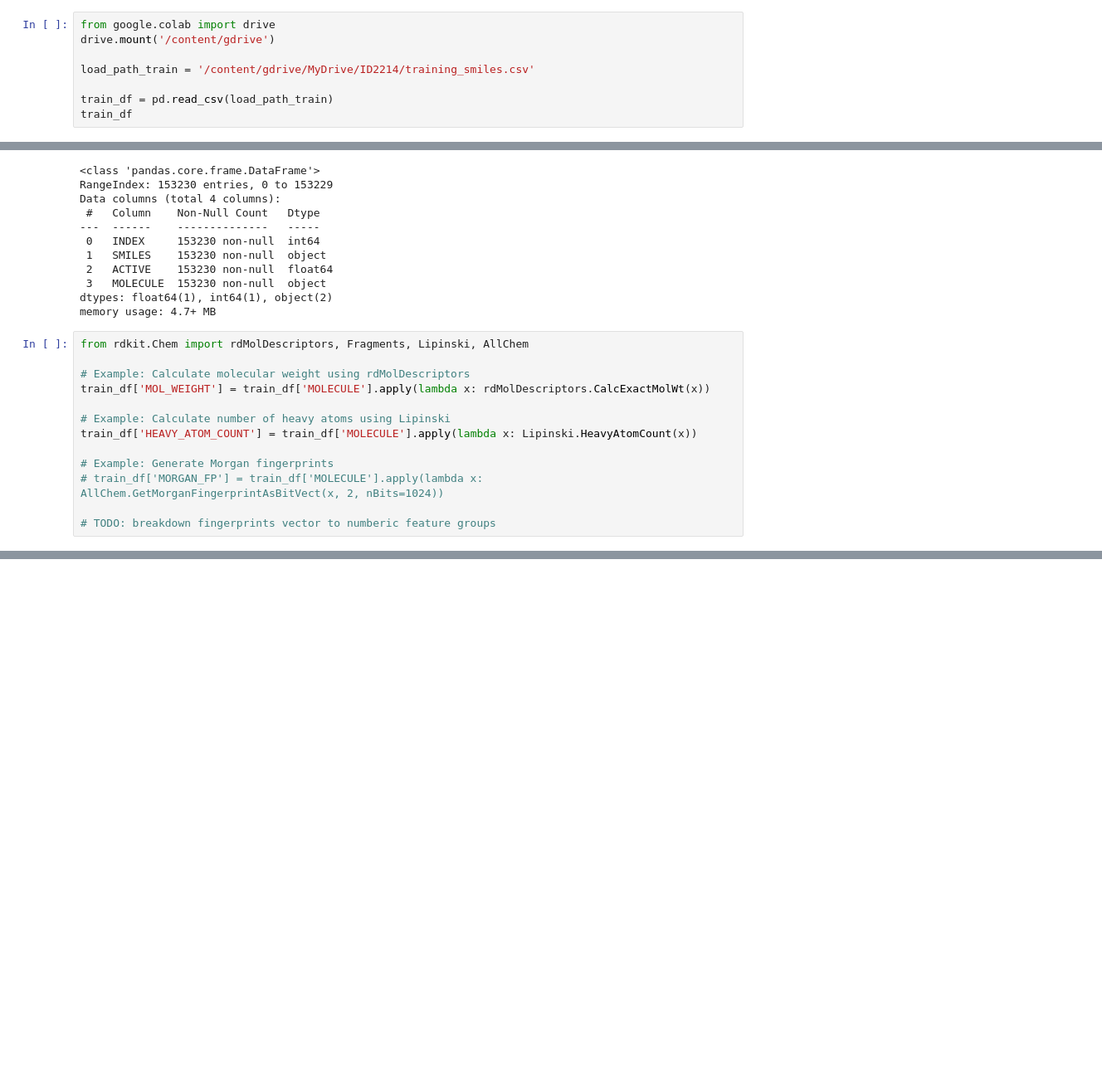
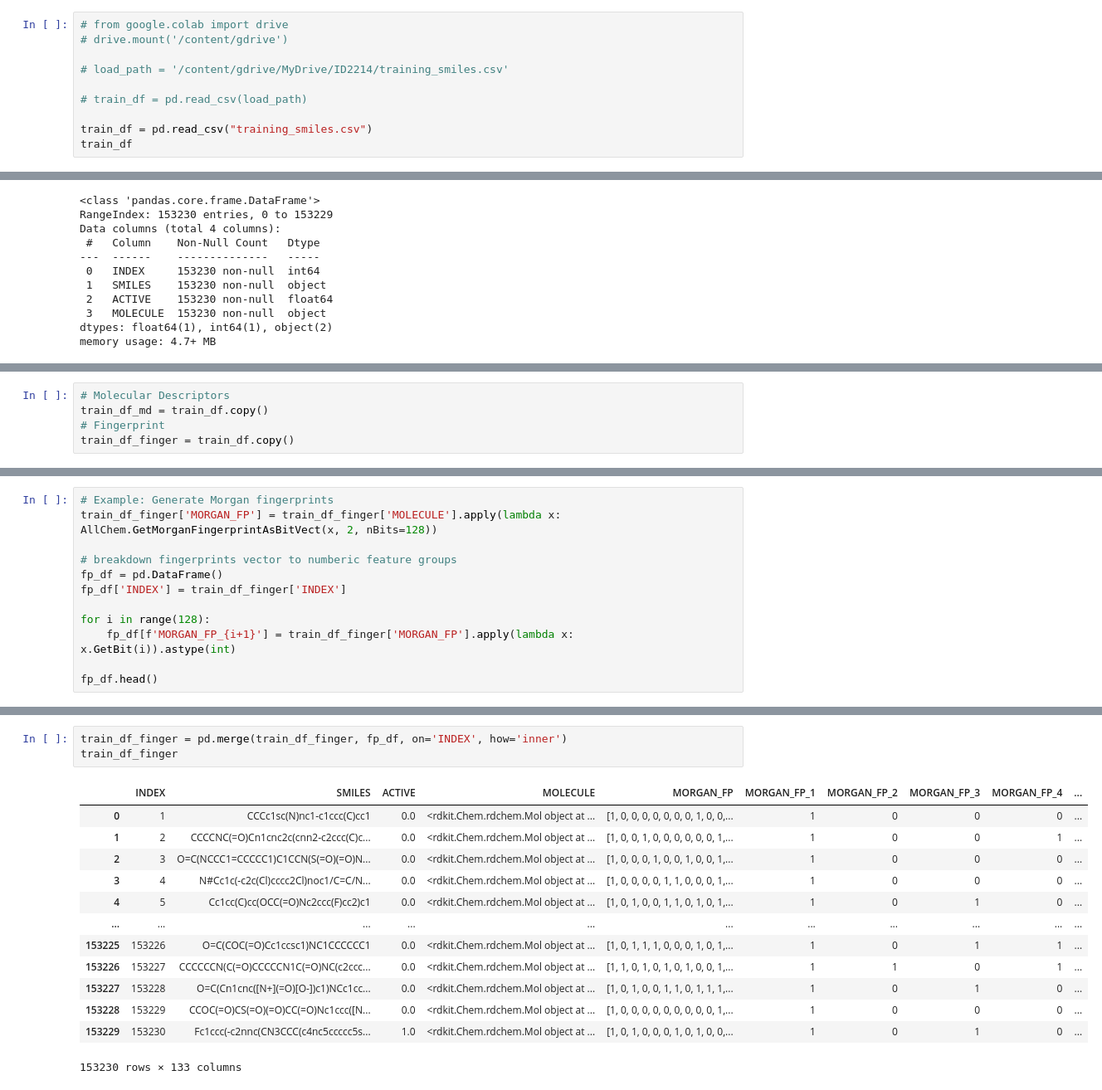
Before and after one commit to dengty1998/Programming-for-DS, a Jupyter notebook: Final_project/Project.ipynb, the cells around one changed output, grey strips where cells are left out. Shown: that part at 83% size. Cells and saved outputs as stored; diff of their text form; blank space fills up the shorter version.

```diff
--- a/Final_project/Project.ipynb
+++ b/Final_project/Project.ipynb
@@ -16,9 +15,11 @@ from rdkit import Chem
 # %%
-from google.colab import drive
-drive.mount('/content/gdrive')
+# from google.colab import drive
+# drive.mount('/content/gdrive')
 
-load_path_train = '/content/gdrive/MyDrive/ID2214/training_smiles.csv'
+# load_path = '/content/gdrive/MyDrive/ID2214/training_smiles.csv'
 
-train_df = pd.read_csv(load_path_train)
+# train_df = pd.read_csv(load_path)
+
+train_df = pd.read_csv("training_smiles.csv")
 train_df
 # %% [output]
@@ -140,16 +104,3 @@ Data columns (total 4 columns):
  3   MOLECULE  153230 non-null  object
 dtypes: float64(1), int64(1), object(2)
 memory usage: 4.7+ MB
-# %%
-from rdkit.Chem import rdMolDescriptors, Fragments, Lipinski, AllChem
-
-# Example: Calculate molecular weight using rdMolDescriptors
-train_df['MOL_WEIGHT'] = train_df['MOLECULE'].apply(lambda x: rdMolDescriptors.CalcExactMolWt(x))
-
-# Example: Calculate number of heavy atoms using Lipinski
-train_df['HEAVY_ATOM_COUNT'] = train_df['MOLECULE'].apply(lambda x: Lipinski.HeavyAtomCount(x))
-
-# Example: Generate Morgan fingerprints
-# train_df['MORGAN_FP'] = train_df['MOLECULE'].apply(lambda x: AllChem.GetMorganFingerprintAsBitVect(x, 2, nBits=1024))
-
-# TODO: breakdown fingerprints vector to numberic feature groups
@@ -171,0 +107,5 @@ train_df
+# %%
+# Molecular Descriptors
+train_df_md = train_df.copy()
+# Fingerprint
+train_df_finger = train_df.copy()
@@ -228,0 +479,12 @@ train_df.describe()
+# %%
+# Example: Generate Morgan fingerprints
+train_df_finger['MORGAN_FP'] = train_df_finger['MOLECULE'].apply(lambda x: AllChem.GetMorganFingerprintAsBitVect(x, 2, nBits=128))
+
+# breakdown fingerprints vector to numberic feature groups
+fp_df = pd.DataFrame()
+fp_df['INDEX'] = train_df_finger['INDEX']
+
+for i in range(128):
+    fp_df[f'MORGAN_FP_{i+1}'] = train_df_finger['MORGAN_FP'].apply(lambda x: x.GetBit(i)).astype(int)
+
+fp_df.head()
@@ -228,0 +499,17 @@ train_df.describe()
+# %%
+train_df_finger = pd.merge(train_df_finger, fp_df, on='INDEX', how='inner')
+train_df_finger
+# %% [output]
+|  | INDEX | SMILES | ACTIVE | MOLECULE | MORGAN_FP | MORGAN_FP_1 | MORGAN_FP_2 | MORGAN_FP_3 | MORGAN_FP_4 | ... |
+| 0 | 1 | CCCc1sc(N)nc1-c1ccc(C)cc1 | 0.0 | <rdkit.Chem.rdchem.Mol object at ... | [1, 0, 0, 0, 0, 0, 0, 0, 1, 0, 0,... | 1 | 0 | 0 | 0 | ... |
+| 1 | 2 | CCCCNC(=O)Cn1cnc2c(cnn2-c2ccc(C)c... | 0.0 | <rdkit.Chem.rdchem.Mol object at ... | [1, 0, 0, 1, 0, 0, 0, 0, 0, 0, 1,... | 1 | 0 | 0 | 1 | ... |
+| 2 | 3 | O=C(NCCC1=CCCCC1)C1CCN(S(=O)(=O)N... | 0.0 | <rdkit.Chem.rdchem.Mol object at ... | [1, 0, 0, 0, 1, 0, 0, 1, 0, 0, 1,... | 1 | 0 | 0 | 0 | ... |
+| 3 | 4 | N#Cc1c(-c2c(Cl)cccc2Cl)noc1/C=C/N... | 0.0 | <rdkit.Chem.rdchem.Mol object at ... | [1, 0, 0, 0, 0, 1, 1, 0, 0, 0, 1,... | 1 | 0 | 0 | 0 | ... |
+| 4 | 5 | Cc1cc(C)cc(OCC(=O)Nc2ccc(F)cc2)c1 | 0.0 | <rdkit.Chem.rdchem.Mol object at ... | [1, 0, 1, 0, 0, 1, 1, 0, 1, 0, 1,... | 1 | 0 | 1 | 0 | ... |
+| ... | ... | ... | ... | ... | ... | ... | ... | ... | ... | ... |
+| 153225 | 153226 | O=C(COC(=O)Cc1ccsc1)NC1CCCCCC1 | 0.0 | <rdkit.Chem.rdchem.Mol object at ... | [1, 0, 1, 1, 1, 0, 0, 0, 1, 0, 1,... | 1 | 0 | 1 | 1 | ... |
+| 153226 | 153227 | CCCCCCN(C(=O)CCCCCN1C(=O)NC(c2ccc... | 0.0 | <rdkit.Chem.rdchem.Mol object at ... | [1, 1, 0, 1, 0, 1, 0, 1, 0, 0, 1,... | 1 | 1 | 0 | 1 | ... |
+| 153227 | 153228 | O=C(Cn1cnc([N+](=O)[O-])c1)NCc1cc... | 0.0 | <rdkit.Chem.rdchem.Mol object at ... | [1, 0, 1, 0, 0, 1, 1, 0, 1, 1, 1,... | 1 | 0 | 1 | 0 | ... |
+| 153228 | 153229 | CCOC(=O)CS(=O)(=O)CC(=O)Nc1ccc([N... | 0.0 | <rdkit.Chem.rdchem.Mol object at ... | [1, 0, 0, 0, 0, 0, 0, 0, 0, 0, 1,... | 1 | 0 | 0 | 0 | ... |
+| 153229 | 153230 | Fc1ccc(-c2nnc(CN3CCC(c4nc5ccccc5s... | 1.0 | <rdkit.Chem.rdchem.Mol object at ... | [1, 0, 1, 0, 0, 0, 1, 0, 1, 0, 0,... | 1 | 0 | 1 | 0 | ... |
+153230 rows × 133 columns
```
Also changed, not shown: parts of 127 cells of this notebook.
